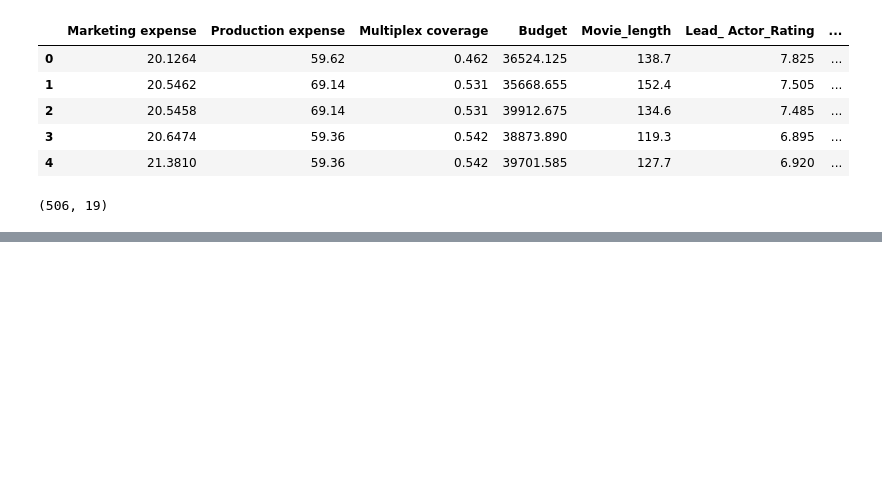
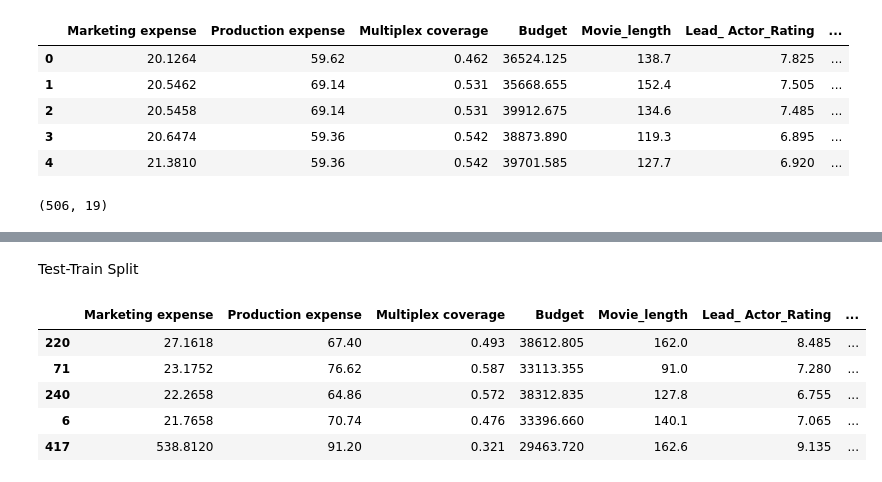
Before and after one commit to Quarkblue/SVM-in-python, a Jupyter notebook: SVM model creation/regression-svm-mdoel.ipynb, the cells around one changed output, grey strips where cells are left out. Cells and saved outputs as stored; diff of their text form; code cells hidden in the pictures; blank space fills up the shorter version.

Commit message:
Test-Train Split

```diff
--- a/SVM model creation/regression-svm-mdoel.ipynb
+++ b/SVM model creation/regression-svm-mdoel.ipynb
@@ -110,0 +122,2 @@ y = df['Collection']
+# %% [markdown]
+Test-Train Split
@@ -110,0 +126,11 @@ y = df['Collection']
+# %%
+x_train, x_test, y_train, y_test = train_test_split(x, y, test_size=0.2, random_state=0)
+# %%
+x_train.head()
+# %% [output]
+|  | Marketing expense | Production expense | Multiplex coverage | Budget | Movie_length | Lead_ Actor_Rating | ... |
+| 220 | 27.1618 | 67.40 | 0.493 | 38612.805 | 162.0 | 8.485 | ... |
+| 71 | 23.1752 | 76.62 | 0.587 | 33113.355 | 91.0 | 7.280 | ... |
+| 240 | 22.2658 | 64.86 | 0.572 | 38312.835 | 127.8 | 6.755 | ... |
+| 6 | 21.7658 | 70.74 | 0.476 | 33396.660 | 140.1 | 7.065 | ... |
+| 417 | 538.8120 | 91.20 | 0.321 | 29463.720 | 162.6 | 9.135 | ... |
```
Also changed, not shown: parts of 4 cells of this notebook.
